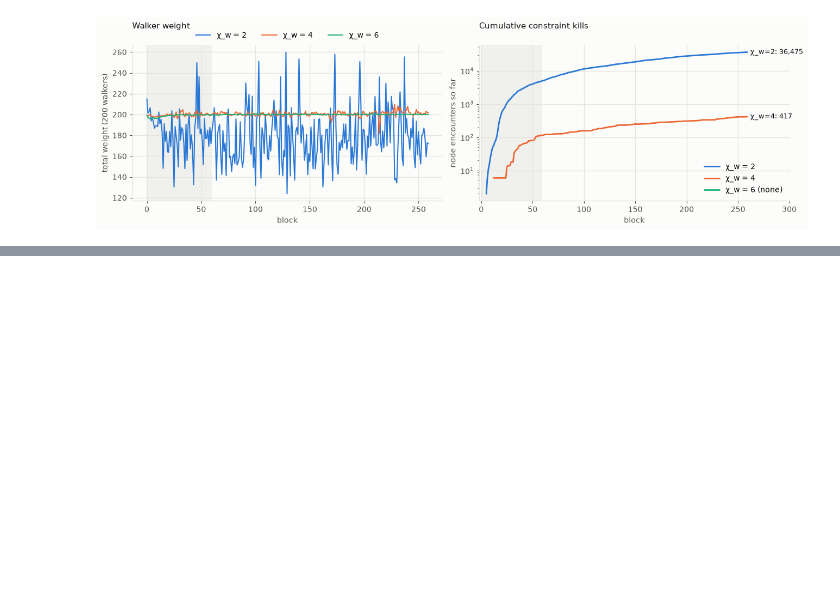
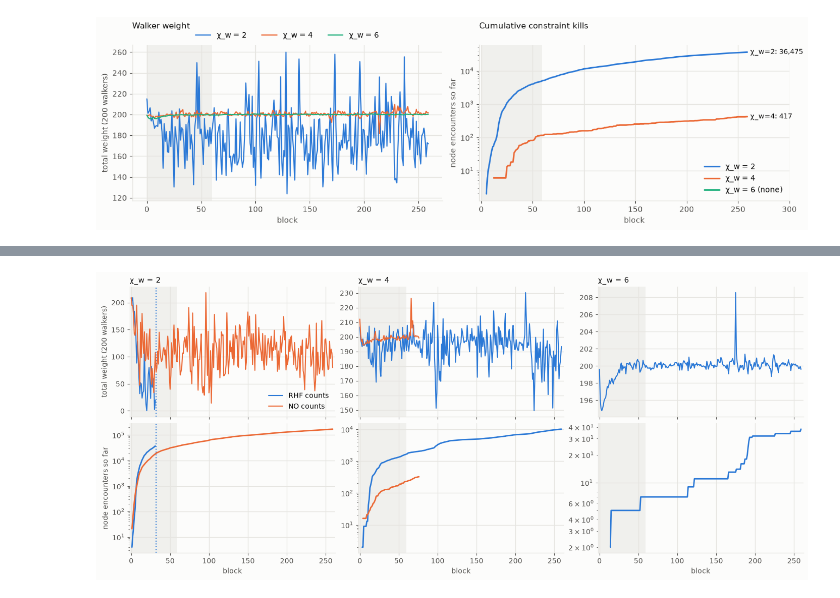
Before and after one commit to franappi11/trot_mps, a Jupyter notebook: trot/gmps/sweep_L32_T8_plots.ipynb, the cells around one changed output, grey strips where cells are left out. Saved outputs shown, nothing was run; the diff lists cells and outputs as text; code cells hidden in the pictures; blank space fills up the shorter version.

```diff
--- a/trot/gmps/sweep_L32_T8_plots.ipynb
+++ b/trot/gmps/sweep_L32_T8_plots.ipynb
@@ -176,0 +357,24 @@ plt.show()
+# %%
+fig, axes = plt.subplots(2, 3, figsize=(14, 6), sharex=True, constrained_layout=True)
+for j, w in enumerate(CHI_W8):
+    for ref, c in REF_COLOR.items():
+        r = runs8[(ref, w)]
+        axes[0, j].plot(r["b"], r["wt"], color=c, lw=1.5, label=f"{ref} counts")
+        n = r["nodes"].astype(float)
+        if (n > 0).any():
+            axes[1, j].plot(r["b"], np.where(n > 0, n, np.nan), color=c, lw=2)
+        if r["collapsed"] is not None:
+            for ax in axes[:, j]:
+                ax.axvline(r["collapsed"], color=c, lw=1.5, ls=":")
+    axes[0, j].set_title(f"χ_w = {w}", loc="left")
+    axes[1, j].set_yscale("log")
+    axes[1, j].set_xlabel("block")
+    for ax in axes[:, j]:
+        ax.axvspan(-0.5, n_eql - 0.5, color=GRID, alpha=0.5, lw=0)
+axes[0, 0].set_ylabel("total weight (200 walkers)")
+axes[1, 0].set_ylabel("node encounters so far")
+axes[0, 0].legend(loc="lower right")
+axes[0, 0].set_xlim(-2, 262)
+plt.show()
+# %% [output]
+[figure, added]
```
Also changed, not shown: parts of 7 cells of this notebook, 3 other files.
